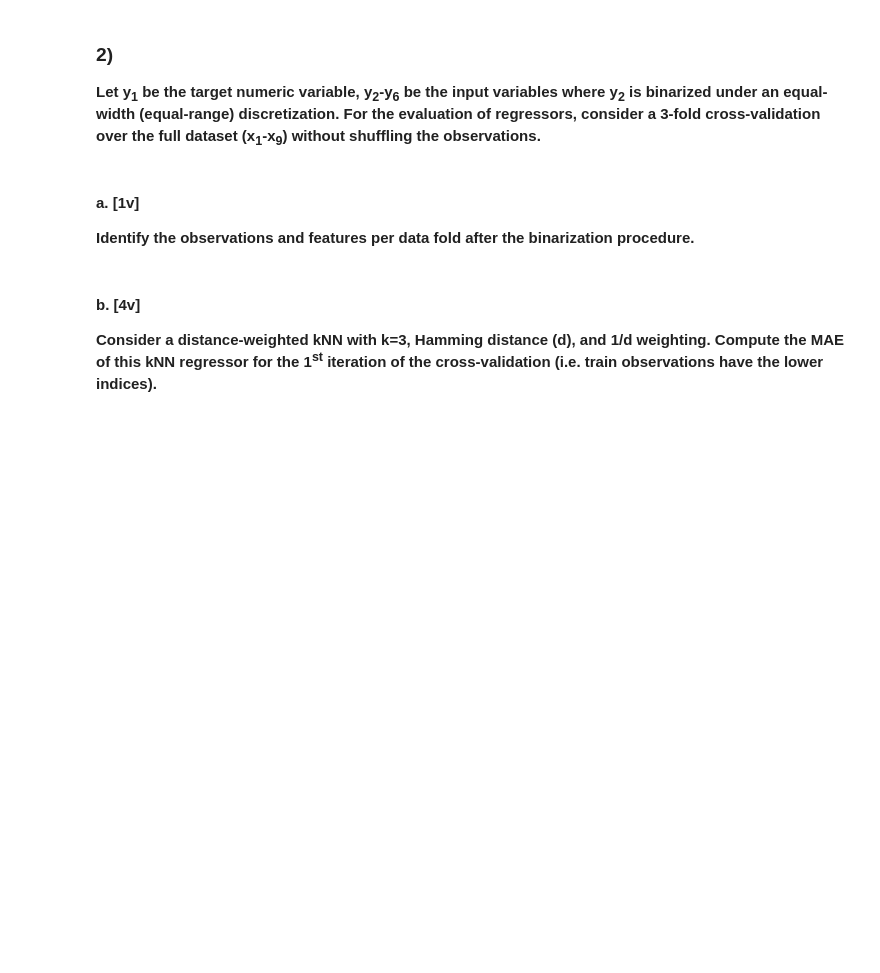
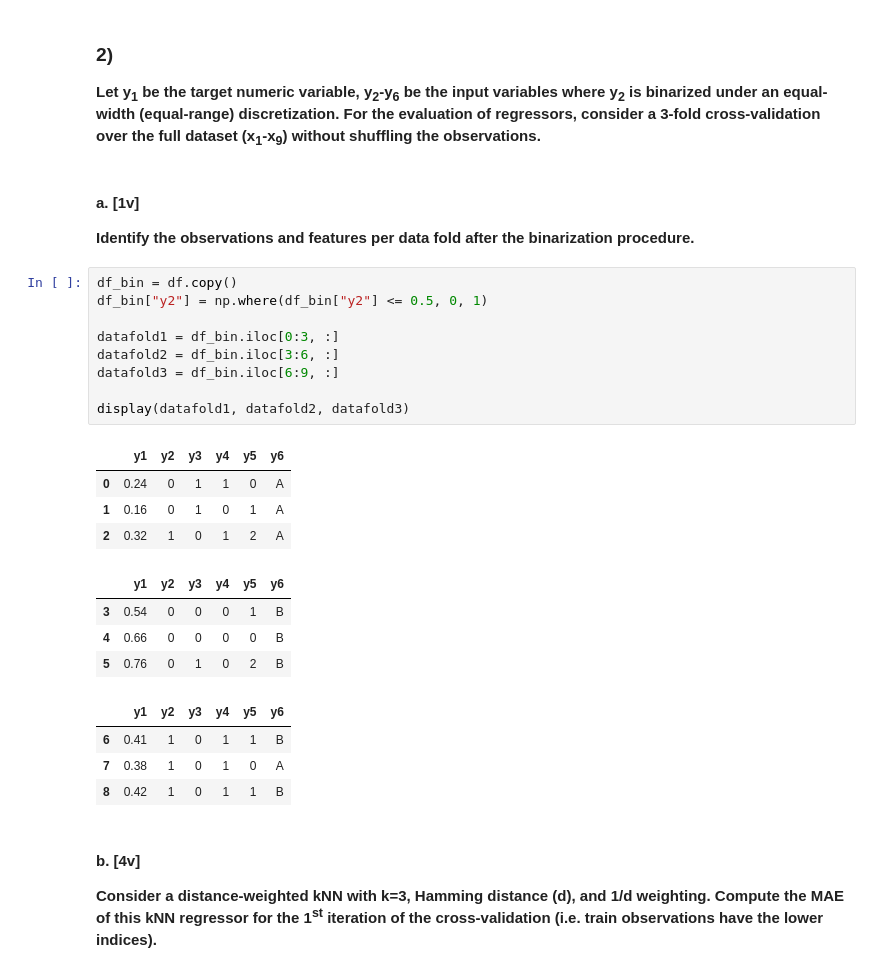
Before and after one commit to ARibeiro3110/homeworksApre, a Jupyter notebook: homework2/G015.ipynb, the cells around one changed output. Drawn from its saved outputs; the diff is of its cells as text; blank space fills up the shorter version.

```diff
--- a/homework2/G015.ipynb
+++ b/homework2/G015.ipynb
@@ -139,6 +204,28 @@ $
 #### a. [1v]
 
 **Identify the observations and features per data fold after the binarization procedure.**
+# %%
+df_bin = df.copy()
+df_bin["y2"] = np.where(df_bin["y2"] <= 0.5, 0, 1)
+
+datafold1 = df_bin.iloc[0:3, :]
+datafold2 = df_bin.iloc[3:6, :]
+datafold3 = df_bin.iloc[6:9, :]
+
+display(datafold1, datafold2, datafold3)
+# %% [output]
+|  | y1 | y2 | y3 | y4 | y5 | y6 |
+| 0 | 0.24 | 0 | 1 | 1 | 0 | A |
+| 1 | 0.16 | 0 | 1 | 0 | 1 | A |
+| 2 | 0.32 | 1 | 0 | 1 | 2 | A |
+|  | y1 | y2 | y3 | y4 | y5 | y6 |
+| 3 | 0.54 | 0 | 0 | 0 | 1 | B |
+| 4 | 0.66 | 0 | 0 | 0 | 0 | B |
+| 5 | 0.76 | 0 | 1 | 0 | 2 | B |
+|  | y1 | y2 | y3 | y4 | y5 | y6 |
+| 6 | 0.41 | 1 | 0 | 1 | 1 | B |
+| 7 | 0.38 | 1 | 0 | 1 | 0 | A |
+| 8 | 0.42 | 1 | 0 | 1 | 1 | B |
 # %% [markdown]
 #### b. [4v]
 
```
Also changed, not shown: parts of 14 cells of this notebook, 1 other file.
